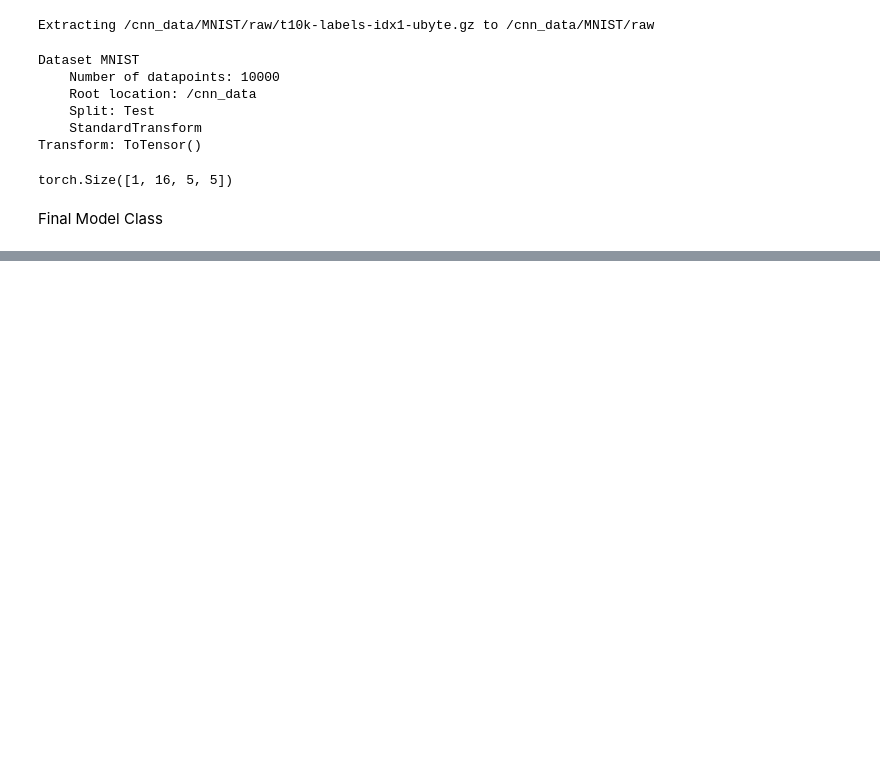
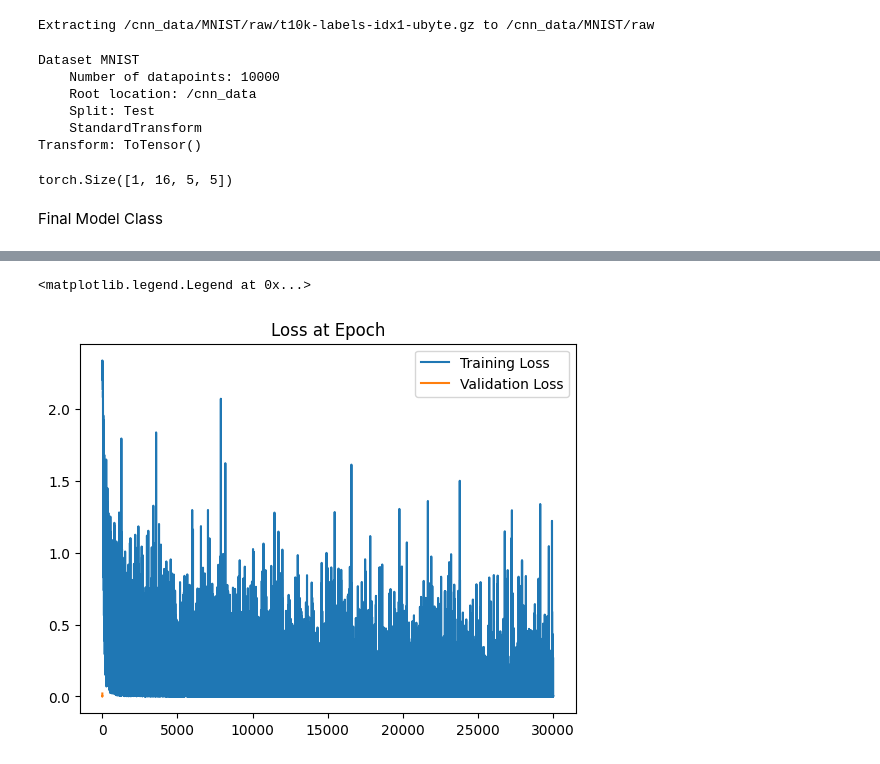
Before and after one commit to Rakin7/Pytorch, a Jupyter notebook: Pytorch.ipynb, the cells around one changed output, grey strips where cells are left out. Cells and saved outputs as stored; diff of their text form; code cells hidden in the pictures; blank space fills up the shorter version.

```diff
--- a/Pytorch.ipynb
+++ b/Pytorch.ipynb
@@ -397,10 +405,10 @@ for i in range(epochs):
   trn_corr=0
   tst_corr=0
 
-  for b,(X_train,y_train) in enumarate(train_loader):
-    b+ = 1 #start the batch at 1
+  for b,(X_train,y_train) in enumerate(train_loader):
+    b+=1 #start the batch at 1
     y_pred = model(X_train) #get predicted values from training set
-    loss = criterion(y_pred, t_train) #compare the predictions
+    loss = criterion(y_pred, y_train) #compare the predictions
 
     predicted = torch.max(y_pred.data, 1)[1]
     batch_corr = (predicted == y_train).sum() #how many we got correct
@@ -417,7 +425,7 @@ for i in range(epochs):
 
 #Test
   with torch.no_grad():
-    for b,(X_test, y_test) in enumarate(test_loader):
+    for b,(X_test, y_test) in enumerate(test_loader):
       y_val = model(X_test)
       predicted = torch.max(y_val.data,1)[1]
       tst_corr += (predicted == y_test).sum()
@@ -431,0 +458,10 @@ print(f"Training took: {totalTime/60} minutes!")
+# %%
+#Graph the loss at each epoch
+train_losses=[t1.item() for t1 in train_losses]
+plt.plot(train_losses, label="Training Loss")
+plt.plot(test_losses, label="Validation Loss")
+plt.title("Loss at Epoch")
+plt.legend()
+# %% [output]
+<matplotlib.legend.Legend at 0x...>
+[figure, added]
```
Also changed, not shown: parts of 5 cells of this notebook.
